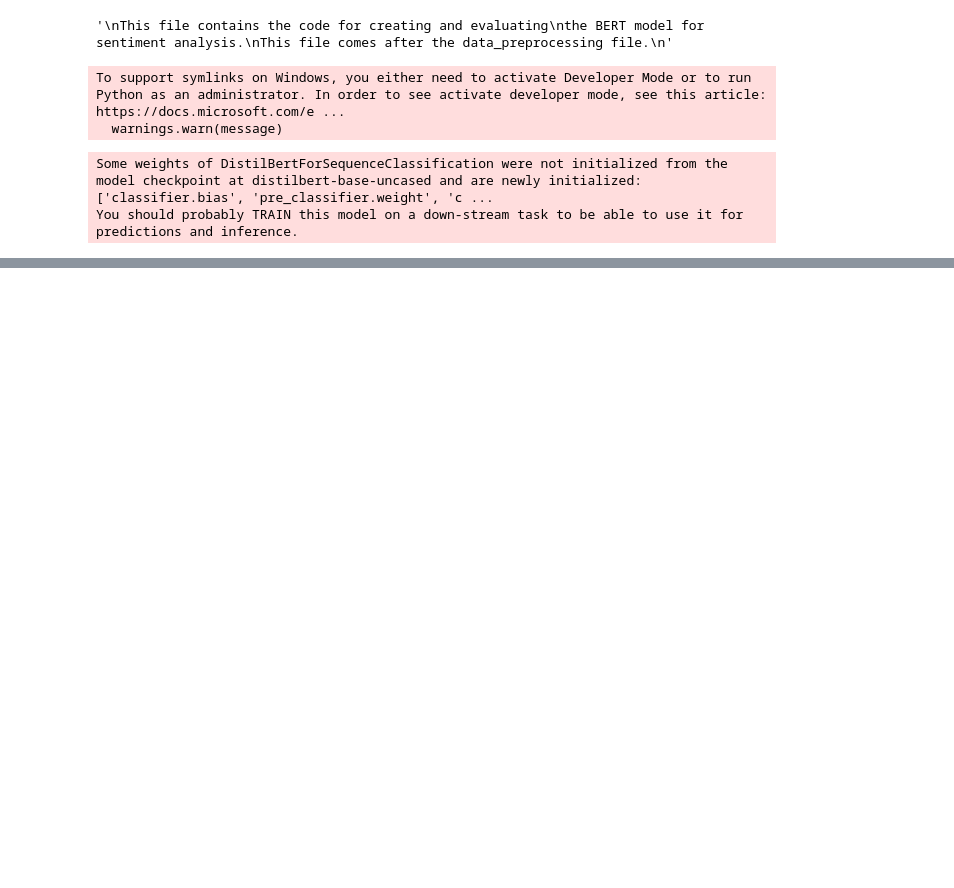
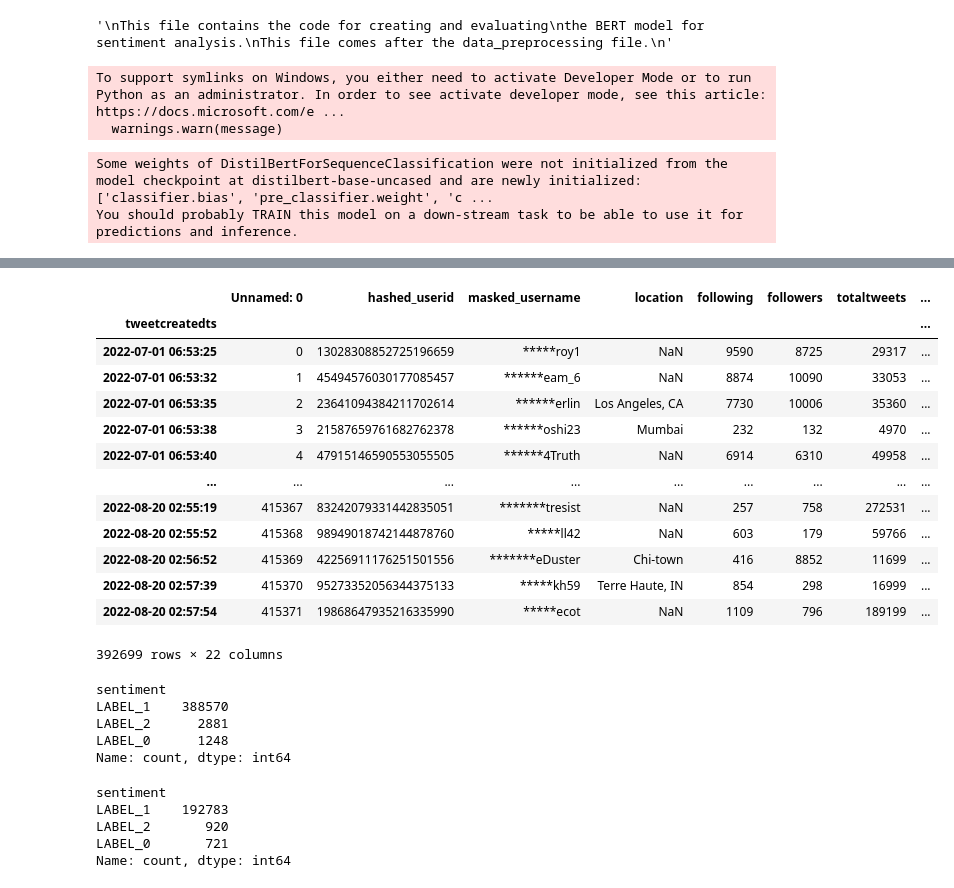
Before and after one commit to MaxAC273/DS5500_Capstone_Sentiment_Analysis, a Jupyter notebook: DistilBERT_model.ipynb, the cells around one changed output, grey strips where cells are left out. Cells and saved outputs as stored; diff of their text form; code cells hidden in the pictures; blank space fills up the shorter version.

```diff
--- a/DistilBERT_model.ipynb
+++ b/DistilBERT_model.ipynb
@@ -50,0 +70,38 @@ str
+# %%
+df
+# %% [output]
+|  | Unnamed: 0 | hashed_userid | masked_username | location | following | followers | totaltweets | ... |
+| tweetcreatedts |  |  |  |  |  |  |  | ... |
+| 2022-07-01 06:53:25 | 0 | 13028308852725196659 | *****roy1 | NaN | 9590 | 8725 | 29317 | ... |
+| 2022-07-01 06:53:32 | 1 | 45494576030177085457 | ******eam_6 | NaN | 8874 | 10090 | 33053 | ... |
+| 2022-07-01 06:53:35 | 2 | 23641094384211702614 | ******erlin | Los Angeles, CA | 7730 | 10006 | 35360 | ... |
+| 2022-07-01 06:53:38 | 3 | 21587659761682762378 | ******oshi23 | Mumbai | 232 | 132 | 4970 | ... |
+| 2022-07-01 06:53:40 | 4 | 47915146590553055505 | ******4Truth | NaN | 6914 | 6310 | 49958 | ... |
+| ... | ... | ... | ... | ... | ... | ... | ... | ... |
+| 2022-08-20 02:55:19 | 415367 | 83242079331442835051 | *******tresist | NaN | 257 | 758 | 272531 | ... |
+| 2022-08-20 02:55:52 | 415368 | 98949018742144878760 | *****ll42 | NaN | 603 | 179 | 59766 | ... |
+| 2022-08-20 02:56:52 | 415369 | 42256911176251501556 | *******eDuster | Chi-town | 416 | 8852 | 11699 | ... |
+| 2022-08-20 02:57:39 | 415370 | 95273352056344375133 | *****kh59 | Terre Haute, IN | 854 | 298 | 16999 | ... |
+| 2022-08-20 02:57:54 | 415371 | 19868647935216335990 | *****ecot | NaN | 1109 | 796 | 189199 | ... |
+392699 rows × 22 columns
+# %%
+value_counts = df['sentiment'].value_counts()
+
+print(value_counts) # Label 0 is negative (pro-choice), Label 1 is neutral, Label 2 is Positive (anti-abortion)?
+# %% [output]
+sentiment
+LABEL_1    388570
+LABEL_2      2881
+LABEL_0      1248
+Name: count, dtype: int64
+# %%
+# grouping by Mode
+mode_sentiment = df.groupby('hashed_userid')['sentiment'].agg(lambda x: x.mode()[0])
+value_counts_mode = mode_sentiment.value_counts()
+print(value_counts_mode)
+# %% [output]
+sentiment
+LABEL_1    192783
+LABEL_2       920
+LABEL_0       721
+Name: count, dtype: int64
```
Also changed, not shown: parts of 8 cells of this notebook.
